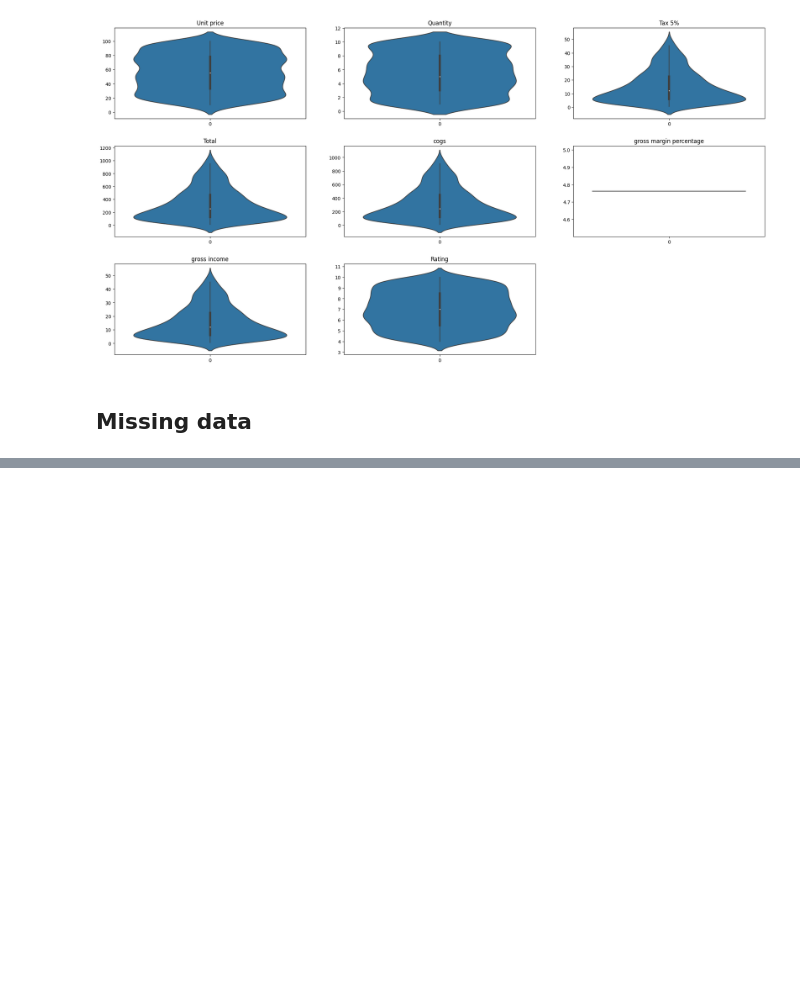
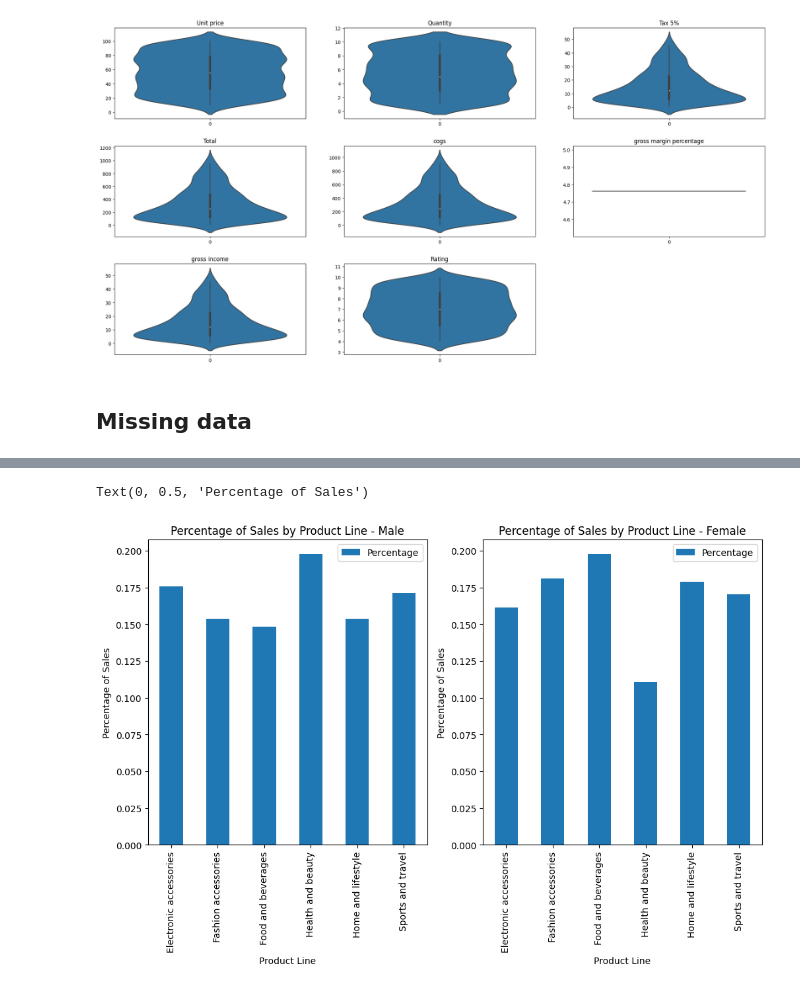
Before and after one commit to buli03/Supermarket_Sales_Analysis, a Jupyter notebook: Supermarket_sales.ipynb, the cells around one changed output, grey strips where cells are left out. Cells and saved outputs as stored; diff of their text form; code cells hidden in the pictures; blank space fills up the shorter version.

```diff
--- a/Supermarket_sales.ipynb
+++ b/Supermarket_sales.ipynb
@@ -153,0 +204,24 @@ summary
+# %%
+sales_by_gender_product = supermarket_data.groupby(['Gender', 'Product line'])['Total'].sum().reset_index()
+# %%
+sales_by_gender_product['Percentage'] = sales_by_gender_product.groupby('Gender')['Total'].transform(lambda x: x / x.sum())
+# %%
+# Create the charts
+fig, (ax1, ax2) = plt.subplots(1, 2, figsize=(12, 6))
+
+# Chart for Male
+male_sales = sales_by_gender_product[sales_by_gender_product['Gender'] == 'Male']
+male_sales.plot(kind='bar', x='Product line', y='Percentage', ax=ax1)
+ax1.set_title('Percentage of Sales by Product Line - Male')
+ax1.set_xlabel('Product Line')
+ax1.set_ylabel('Percentage of Sales')
+
+# Chart for Female
+female_sales = sales_by_gender_product[sales_by_gender_product['Gender'] == 'Female']
+female_sales.plot(kind='bar', x='Product line', y='Percentage', ax=ax2)
+ax2.set_title('Percentage of Sales by Product Line - Female')
+ax2.set_xlabel('Product Line')
+ax2.set_ylabel('Percentage of Sales')
+# %% [output]
+Text(0, 0.5, 'Percentage of Sales')
+[figure, added]
```
Also changed, not shown: parts of 9 cells of this notebook, 1 other file.
